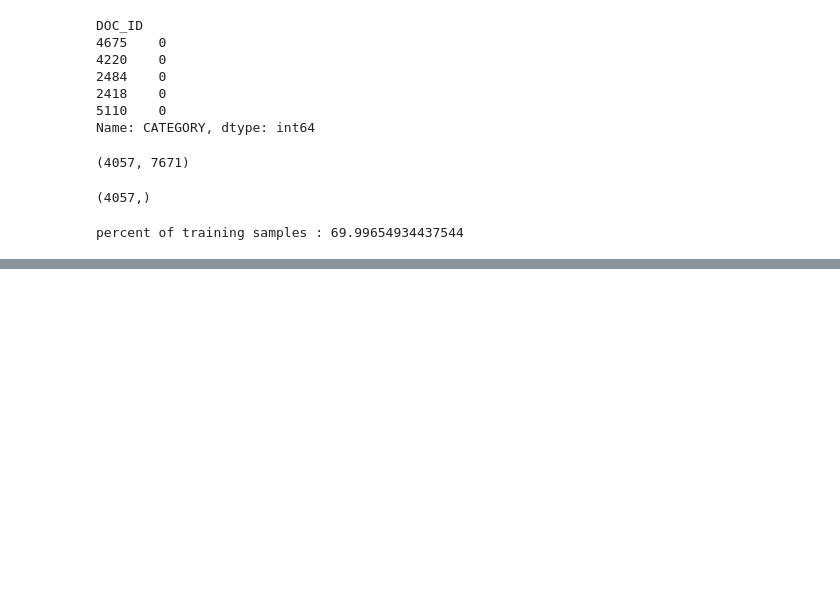
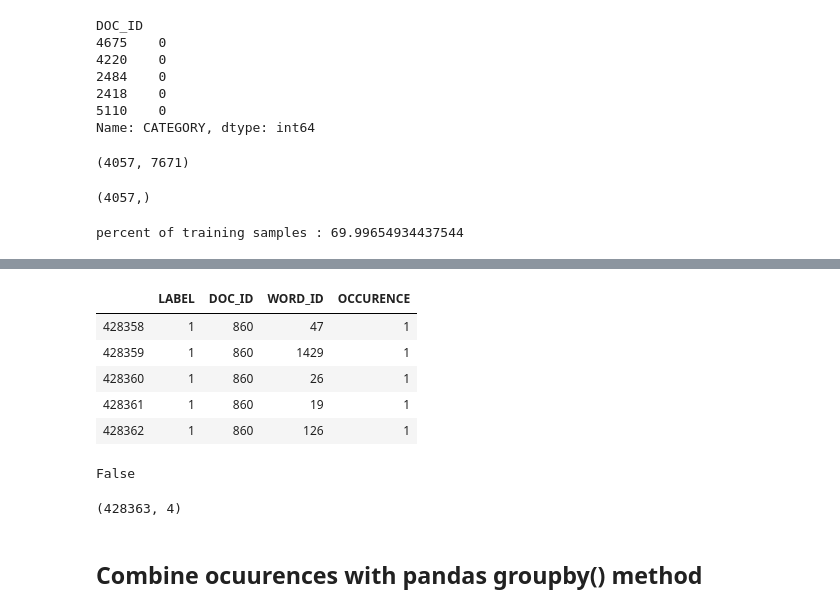
Before and after one commit to Nagaraj-U/Spam-Email-Classifier, a Jupyter notebook: Bayes Spam Classifier.ipynb, the cells around one changed output, grey strips where cells are left out. Cells and saved outputs as stored; diff of their text form; code cells hidden in the pictures; blank space fills up the shorter version.

```diff
--- a/Bayes Spam Classifier.ipynb
+++ b/Bayes Spam Classifier.ipynb
@@ -925,0 +1008,19 @@ percent of training samples : 69.99654934437544
+# %%
+sparse_train_df.tail()
+# %% [output]
+|  | LABEL | DOC_ID | WORD_ID | OCCURENCE |
+| 428358 | 1 | 860 | 47 | 1 |
+| 428359 | 1 | 860 | 1429 | 1 |
+| 428360 | 1 | 860 | 26 | 1 |
+| 428361 | 1 | 860 | 19 | 1 |
+| 428362 | 1 | 860 | 126 | 1 |
+# %%
+sparse_train_df['OCCURENCE'].isnull().any()
+# %% [output]
+False
+# %%
+sparse_train_df.shape
+# %% [output]
+(428363, 4)
+# %% [markdown]
+## Combine ocuurences with pandas groupby() method
```
Also changed, not shown: parts of 38 cells of this notebook.
